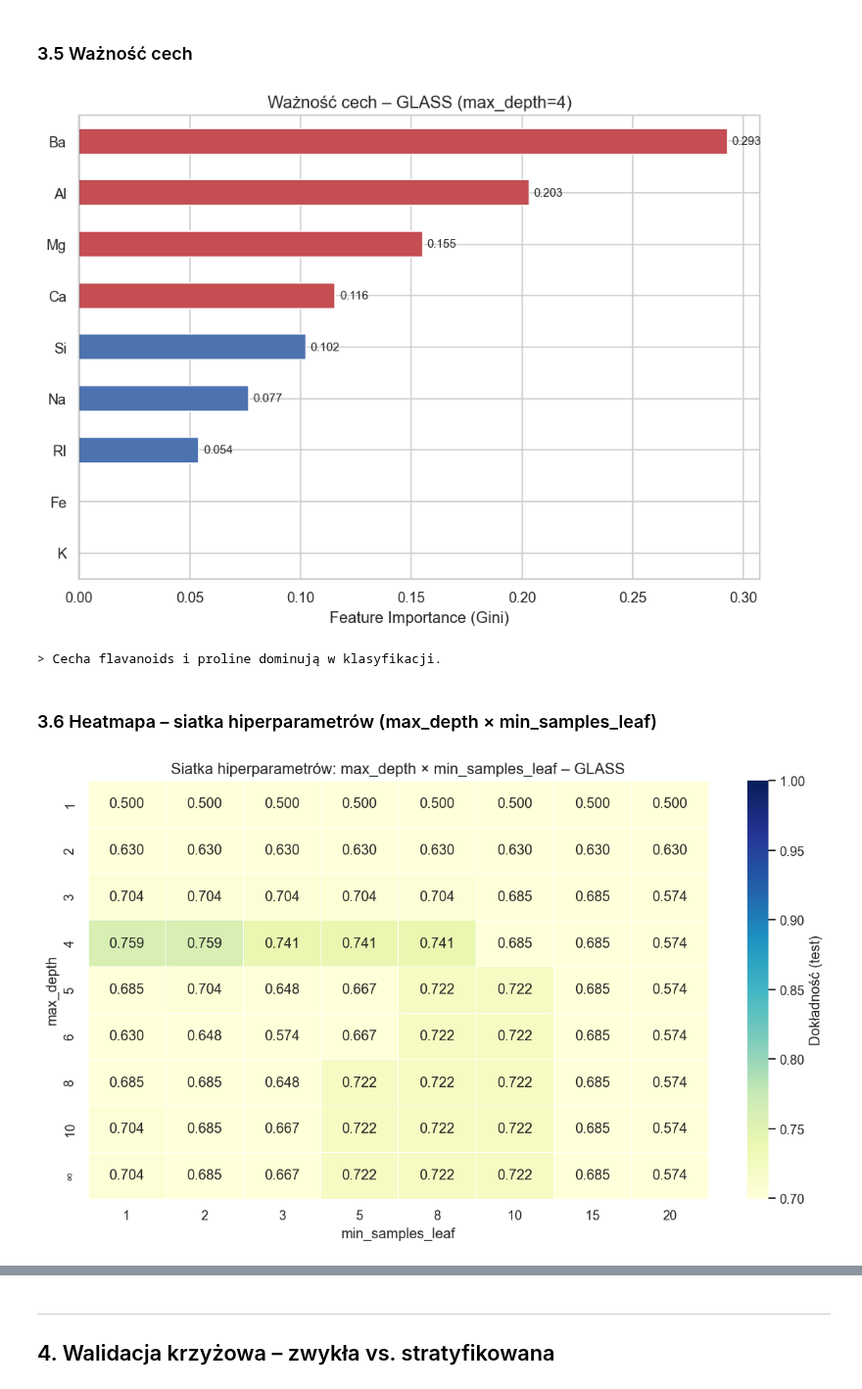
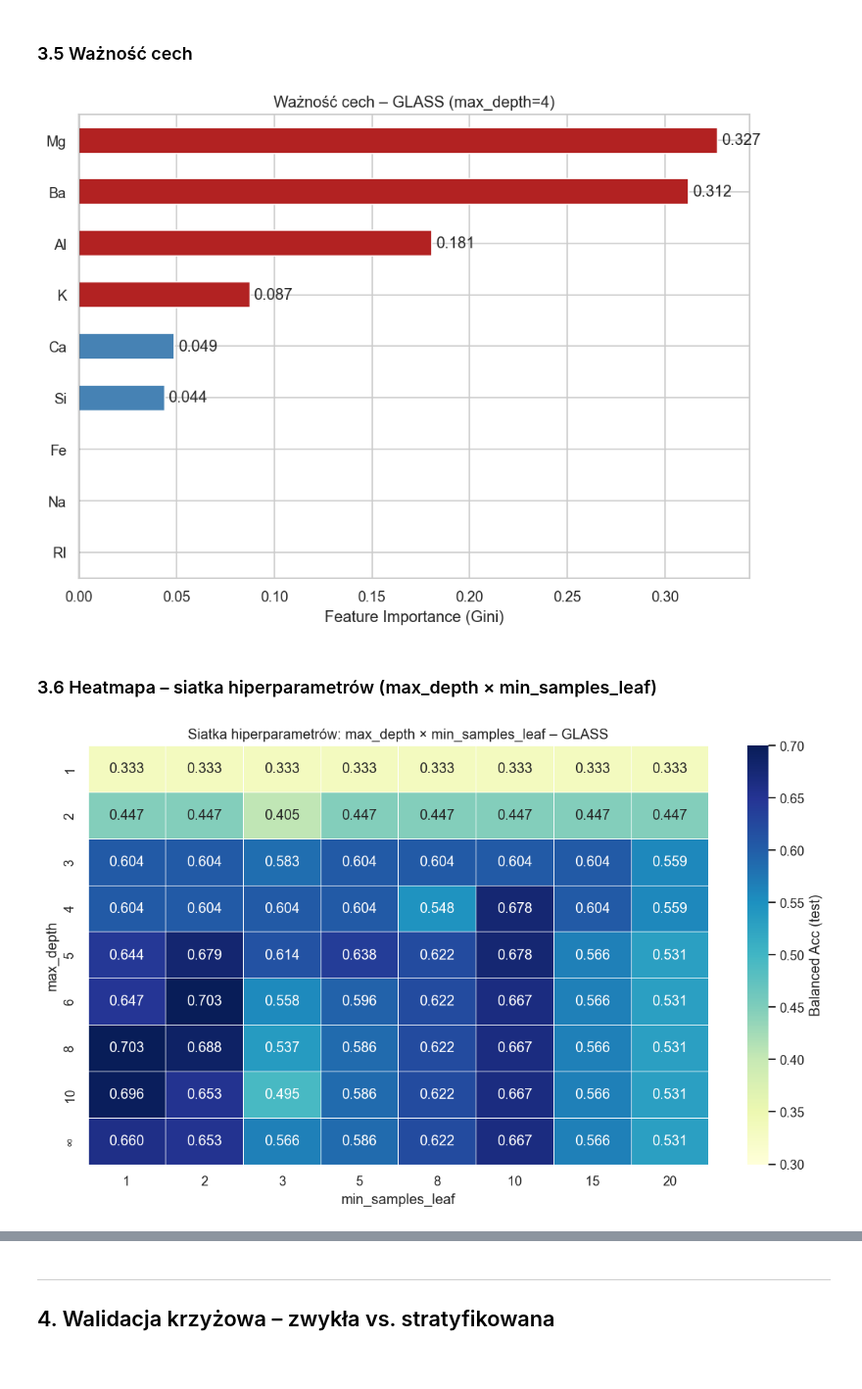
Before and after one commit to jkociecki/machine-learning-pwr, a Jupyter notebook: lab-04/lab3_CART_drzewa_decyzyjne.ipynb, the cells around one changed output, grey strips where cells are left out. Shown at 98% size. Drawn from its saved outputs; the diff is of its cells as text; code cells hidden in the pictures.

```diff
--- a/lab-04/lab3_CART_drzewa_decyzyjne.ipynb
+++ b/lab-04/lab3_CART_drzewa_decyzyjne.ipynb
@@ -337,15 +321,0 @@ Najlepsza ccp_alpha: 0.02273
-# %%
-fig, ax = plt.subplots(figsize=(10, 5))
-ax2 = ax.twinx()
-ax.plot(alphas_test, depth_ccp,  'o-', color='#4C72B0', linewidth=2, label='Głębokość')
-ax2.plot(alphas_test, leaves_ccp, 's--', color='#DD8452', linewidth=2, label='Liście')
-ax.set_xlabel('ccp_alpha')
-ax.set_ylabel('Głębokość drzewa', color='#4C72B0')
-ax2.set_ylabel('Liczba liści', color='#DD8452')
-ax.set_title('Wpływ ccp_alpha na strukturę drzewa – GLASS', fontsize=13)
-lines1, labels1 = ax.get_legend_handles_labels()
-lines2, labels2 = ax2.get_legend_handles_labels()
-ax.legend(lines1 + lines2, labels1 + labels2, loc='upper right')
-plt.grid(True, alpha=0.3)
-plt.tight_layout()
-plt.show()
@@ -367,10 +335,10 @@ axes = axes.flatten()
 for ax, (title, params) in zip(axes, configs.items()):
     clf = DecisionTreeClassifier(**params)
     clf.fit(X_tr_g, y_tr_g)
-    acc = accuracy_score(y_te_g, clf.predict(X_te_g))
+    acc = balanced_accuracy_score(y_te_g, clf.predict(X_te_g))
     plot_tree(clf, ax=ax, feature_names=X_glass.columns.tolist(),
               class_names=target_names_glass,
-              filled=True, rounded=True, impurity=False, fontsize=8)
+              filled=True, rounded=True, impurity=False)
     ax.set_title(
         f'{title}\nGłębokość={clf.get_depth()}, '
         f'Liście={clf.get_n_leaves()}, Acc={acc:.3f}',
@@ -392,51 +360,48 @@ importances = pd.Series(clf_opt.feature_importances_, index=X_glass.columns.toli
 importances = importances.sort_values(ascending=True)
 
 fig, ax = plt.subplots(figsize=(8, 6))
-colors_fi = ['#C44E52' if v > importances.median() else '#4C72B0'
+colors_fi = ['firebrick' if v > importances.median() else 'steelblue'
              for v in importances.values]
-importances.plot.barh(ax=ax, color=colors_fi, edgecolor='white')
+importances.plot.barh(ax=ax, color=colors_fi)
 ax.axvline(0, color='black', linewidth=0.8)
-ax.set_title('Ważność cech – GLASS (max_depth=4)', fontsize=13)
+ax.set_title('Ważność cech – GLASS (max_depth=4)')
 ax.set_xlabel('Feature Importance (Gini)')
 for i, v in enumerate(importances.values):
     if v > 0.01:
-        ax.text(v + 0.002, i, f'{v:.3f}', va='center', fontsize=9)
+        ax.text(v + 0.002, i, f'{v:.3f}', va='center')
 plt.tight_layout()
 plt.show()
-print('> Cecha flavanoids i proline dominują w klasyfikacji.')
 # %% [output]
-[figure, old version]
+[figure, new version]
-> Cecha flavanoids i proline dominują w klasyfikacji.
 # %% [markdown]
 ### 3.6 Heatmapa – siatka hiperparametrów (max_depth × min_samples_leaf)
 # %%
 depths_grid = [1, 2, 3, 4, 5, 6, 8, 10, None]
 msl_grid = [1, 2, 3, 5, 8, 10, 15, 20]
 
 heat_matrix = np.zeros((len(depths_grid), len(msl_grid)))
 
 for i, d in enumerate(depths_grid):
     for j, msl in enumerate(msl_grid):
         clf = DecisionTreeClassifier(max_depth=d, min_samples_leaf=msl)
         clf.fit(X_tr_g, y_tr_g)
-        heat_matrix[i, j] = accuracy_score(y_te_g, clf.predict(X_te_g))
+        heat_matrix[i, j] = balanced_accuracy_score(y_te_g, clf.predict(X_te_g))
 
 heat_df = pd.DataFrame(
     heat_matrix,
     index=[str(d) if d else '∞' for d in depths_grid],
     columns=msl_grid
 )
 
 fig, ax = plt.subplots(figsize=(10, 6))
 sns.heatmap(heat_df, ax=ax, annot=True, fmt='.3f',
-            cmap='YlGnBu', vmin=0.7, vmax=1.0,
-            linewidths=0.5, linecolor='white',
-            cbar_kws={'label': 'Dokładność (test)'})
-ax.set_xlabel('min_samples_leaf', fontsize=12)
-ax.set_ylabel('max_depth', fontsize=12)
-ax.set_title('Siatka hiperparametrów: max_depth × min_samples_leaf – GLASS',
-             fontsize=13)
+            cmap='YlGnBu', vmin=0.3, vmax=0.7,
+            linewidths=0.5,
+            cbar_kws={'label': 'Balanced Acc (test)'})
+ax.set_xlabel('min_samples_leaf')
+ax.set_ylabel('max_depth')
+ax.set_title('Siatka hiperparametrów: max_depth × min_samples_leaf – GLASS')
 plt.tight_layout()
 plt.show()
 # %% [output]
-[figure, old version]
+[figure, new version]
```
Also changed, not shown: parts of 36 cells of this notebook, 1 other file.
